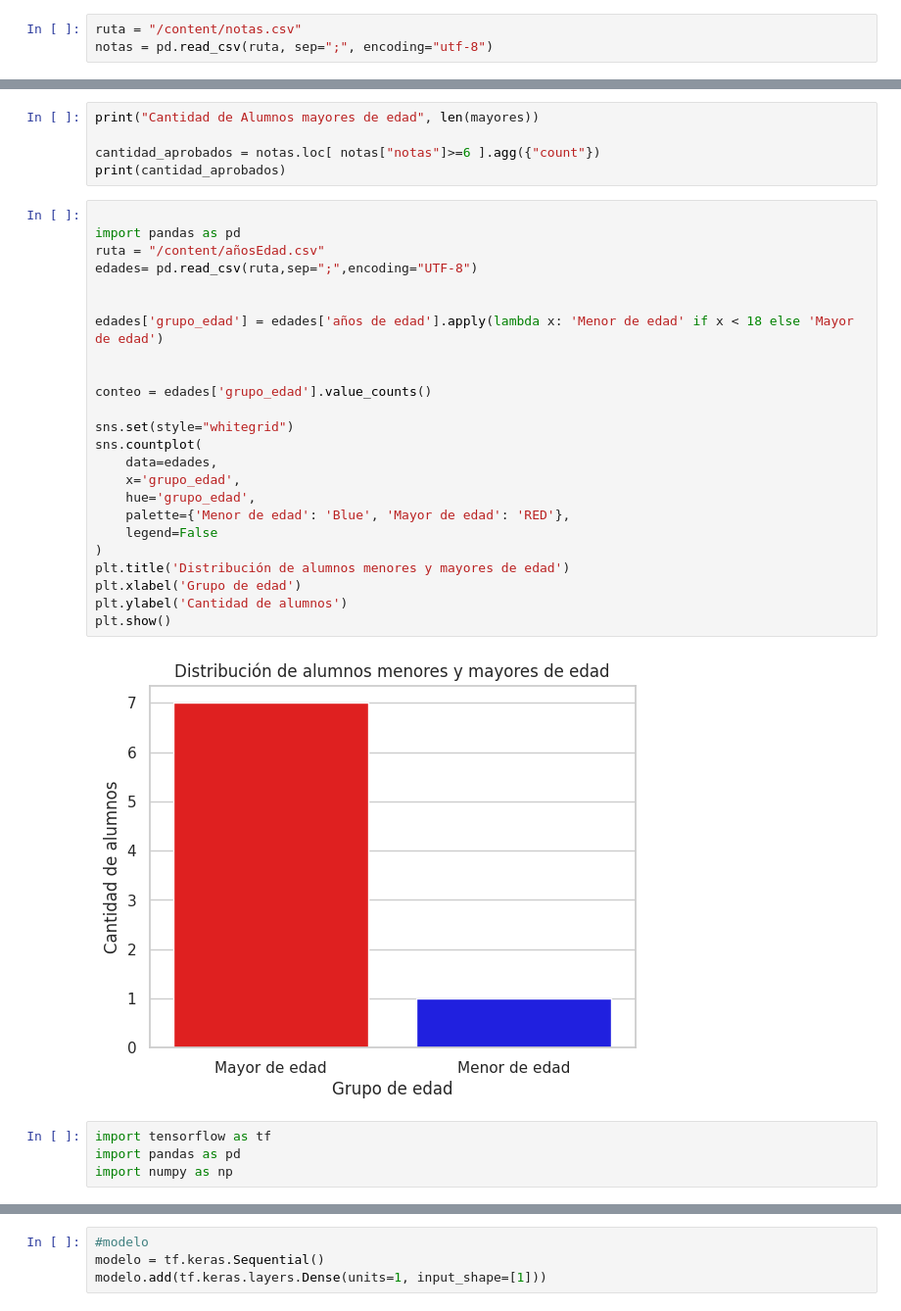
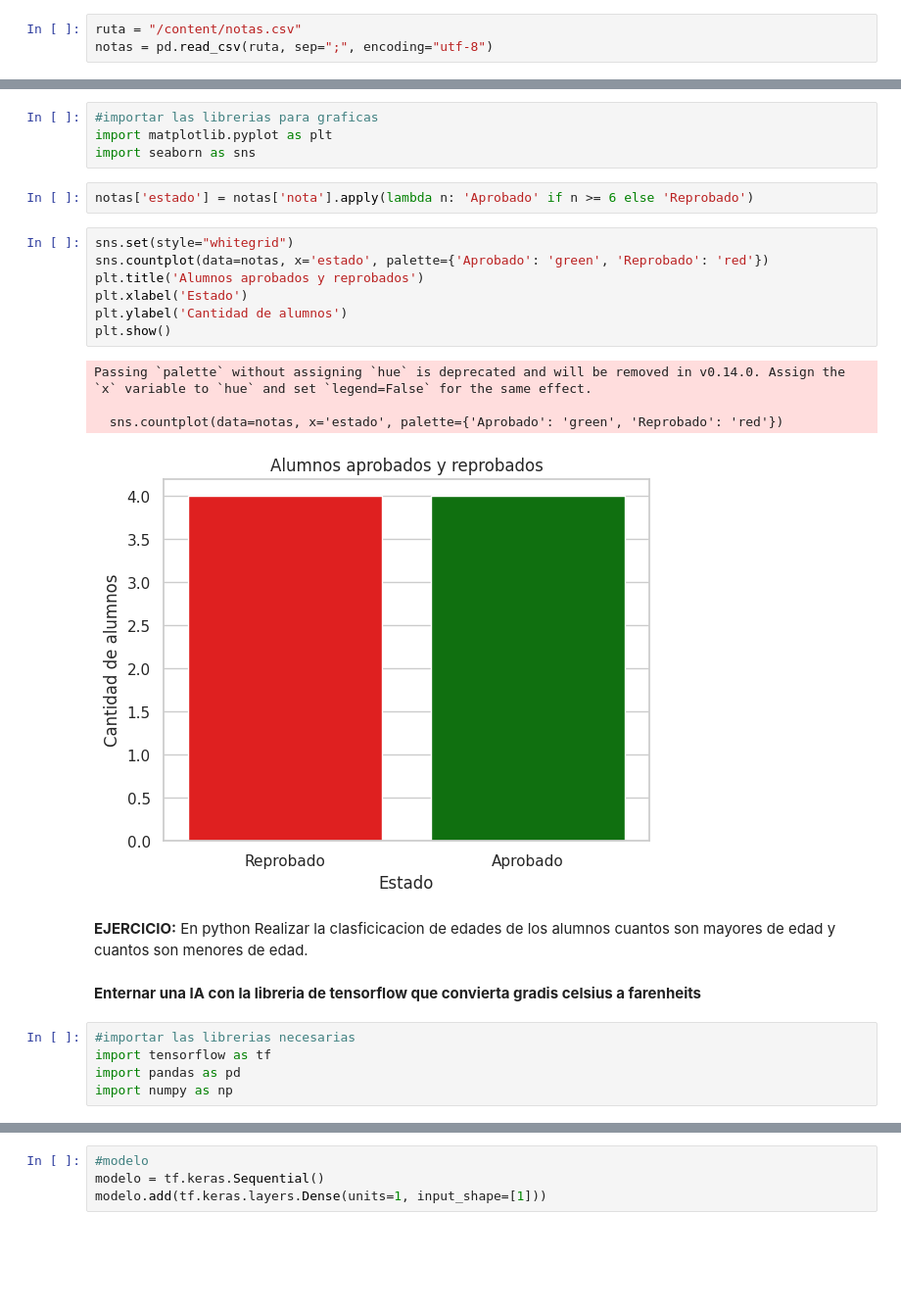
Before and after one commit to anitaRamirez1/PrograIII-2025, a Jupyter notebook: uso_librerias.ipynb, the cells around one changed output, grey strips where cells are left out. Shown: that part at 98% size. Saved outputs shown, nothing was run; the diff lists cells and outputs as text; blank space fills up the shorter version.

```diff
--- a/uso_librerias.ipynb
+++ b/uso_librerias.ipynb
@@ -92,35 +76,27 @@ print(menores)
-# %%
-print("Cantidad de Alumnos mayores de edad", len(mayores))
-
-cantidad_aprobados = notas.loc[ notas["notas"]>=6 ].agg({"count"})
-print(cantidad_aprobados)
-# %%
-
-import pandas as pd
-ruta = "/content/añosEdad.csv"
-edades= pd.read_csv(ruta,sep=";",encoding="UTF-8")
-
-
-edades['grupo_edad'] = edades['años de edad'].apply(lambda x: 'Menor de edad' if x < 18 else 'Mayor de edad')
-
-
-conteo = edades['grupo_edad'].value_counts()
-
-sns.set(style="whitegrid")
-sns.countplot(
-    data=edades,
-    x='grupo_edad',
-    hue='grupo_edad',
-    palette={'Menor de edad': 'Blue', 'Mayor de edad': 'RED'},
-    legend=False
-)
-plt.title('Distribución de alumnos menores y mayores de edad')
-plt.xlabel('Grupo de edad')
-plt.ylabel('Cantidad de alumnos')
-plt.show()
-# %% [output]
-[figure, removed]
+# %%
+#importar las librerias para graficas
+import matplotlib.pyplot as plt
+import seaborn as sns
+# %%
+notas['estado'] = notas['nota'].apply(lambda n: 'Aprobado' if n >= 6 else 'Reprobado')
+# %%
+sns.set(style="whitegrid")
+sns.countplot(data=notas, x='estado', palette={'Aprobado': 'green', 'Reprobado': 'red'})
+plt.title('Alumnos aprobados y reprobados')
+plt.xlabel('Estado')
+plt.ylabel('Cantidad de alumnos')
+plt.show()
+# %% [output]
+Passing `palette` without assigning `hue` is deprecated and will be removed in v0.14.0. Assign the `x` variable to `hue` and set `legend=False` for the same effect.
+
+  sns.countplot(data=notas, x='estado', palette={'Aprobado': 'green', 'Reprobado': 'red'})
+[figure, added]
+# %% [markdown]
+**EJERCICIO:** En python Realizar la clasficicacion de edades de los alumnos cuantos son mayores de edad y cuantos son menores de edad.
+# %% [markdown]
+**Enternar una IA con la libreria de tensorflow que convierta gradis celsius a farenheits**
 # %%
+#importar las librerias necesarias
 import tensorflow as tf
 import pandas as pd
 import numpy as np
```
Also changed, not shown: parts of 40 cells of this notebook.
